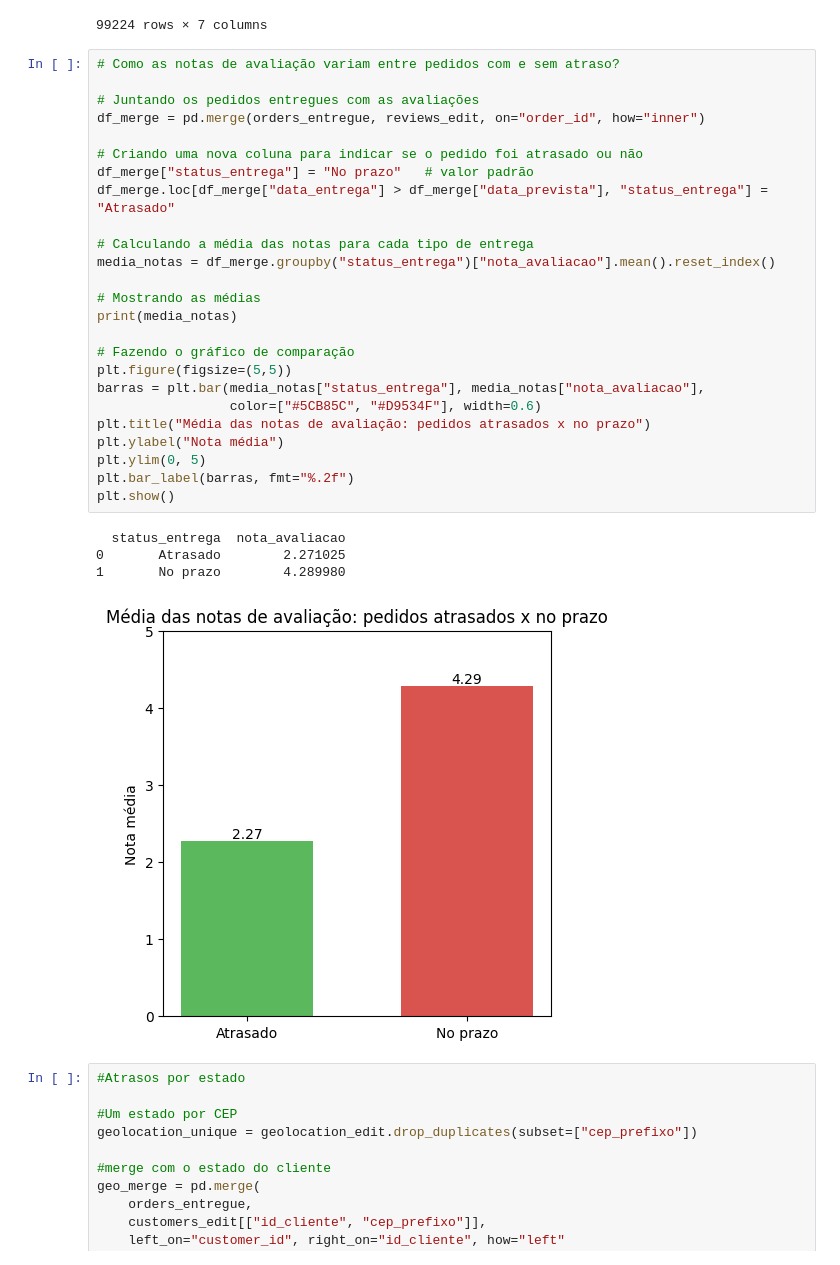
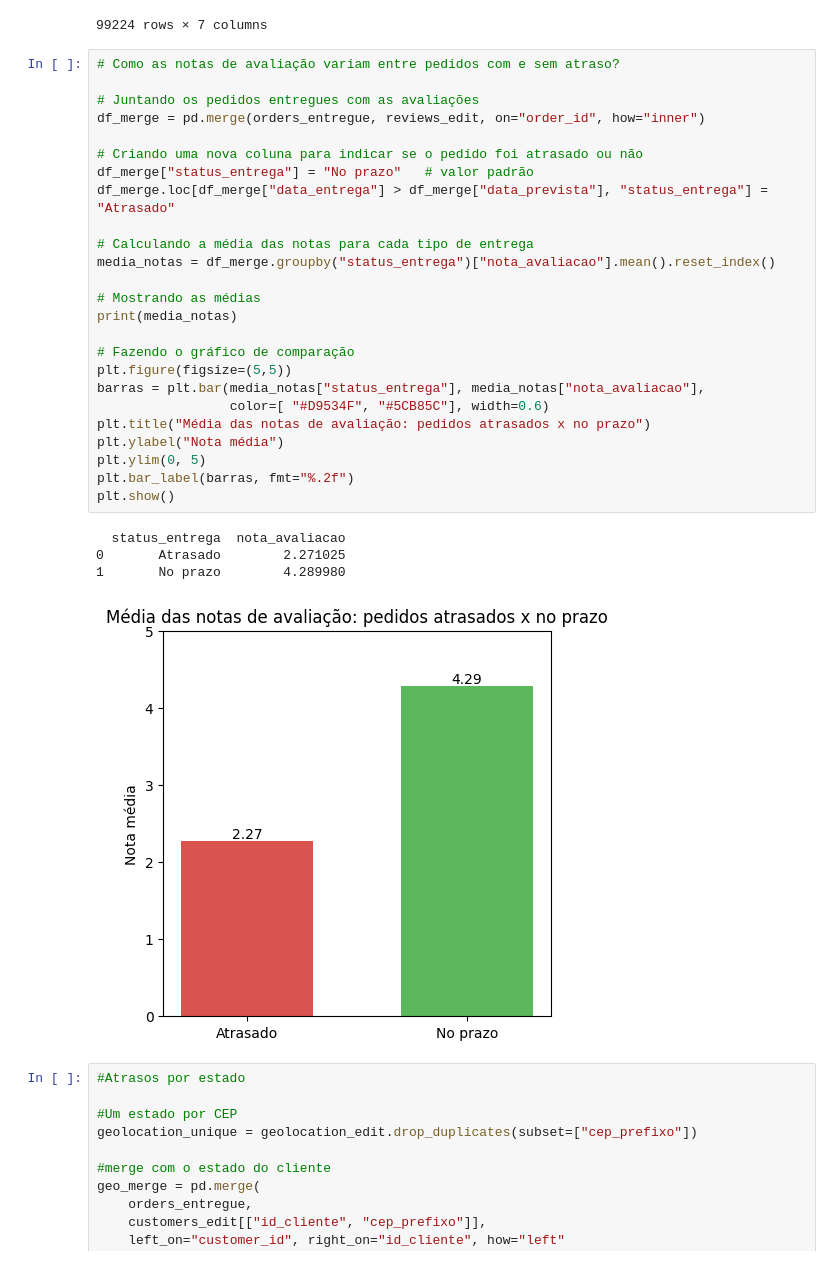
Before and after one commit to oR1an/EDA_Brazilian_E-Commerce, a Jupyter notebook: mack_01.ipynb, the cells around one changed output. Cells and saved outputs as stored; diff of their text form.

```diff
--- a/mack_01.ipynb
+++ b/mack_01.ipynb
@@ -339,33 +339,33 @@ reviews_edit
 # %%
 # Como as notas de avaliação variam entre pedidos com e sem atraso?
 
 # Juntando os pedidos entregues com as avaliações
 df_merge = pd.merge(orders_entregue, reviews_edit, on="order_id", how="inner")
 
 # Criando uma nova coluna para indicar se o pedido foi atrasado ou não
 df_merge["status_entrega"] = "No prazo"   # valor padrão
 df_merge.loc[df_merge["data_entrega"] > df_merge["data_prevista"], "status_entrega"] = "Atrasado"
 
 # Calculando a média das notas para cada tipo de entrega
 media_notas = df_merge.groupby("status_entrega")["nota_avaliacao"].mean().reset_index()
 
 # Mostrando as médias
 print(media_notas)
 
 # Fazendo o gráfico de comparação
 plt.figure(figsize=(5,5))
 barras = plt.bar(media_notas["status_entrega"], media_notas["nota_avaliacao"],
-                 color=["#5CB85C", "#D9534F"], width=0.6)
+                 color=[ "#D9534F", "#5CB85C"], width=0.6)
 plt.title("Média das notas de avaliação: pedidos atrasados x no prazo")
 plt.ylabel("Nota média")
 plt.ylim(0, 5)
 plt.bar_label(barras, fmt="%.2f")
 plt.show()
 # %% [output]
   status_entrega  nota_avaliacao
 0       Atrasado        2.271025
 1       No prazo        4.289980
-[figure, old version]
+[figure, new version]
 # %%
 #Atrasos por estado
 
```
